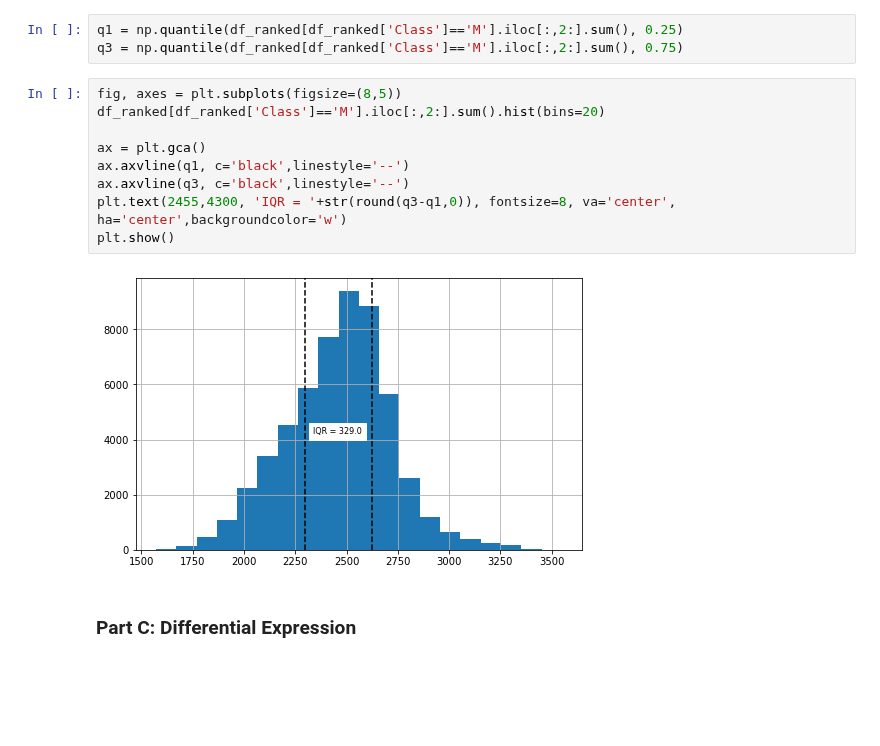
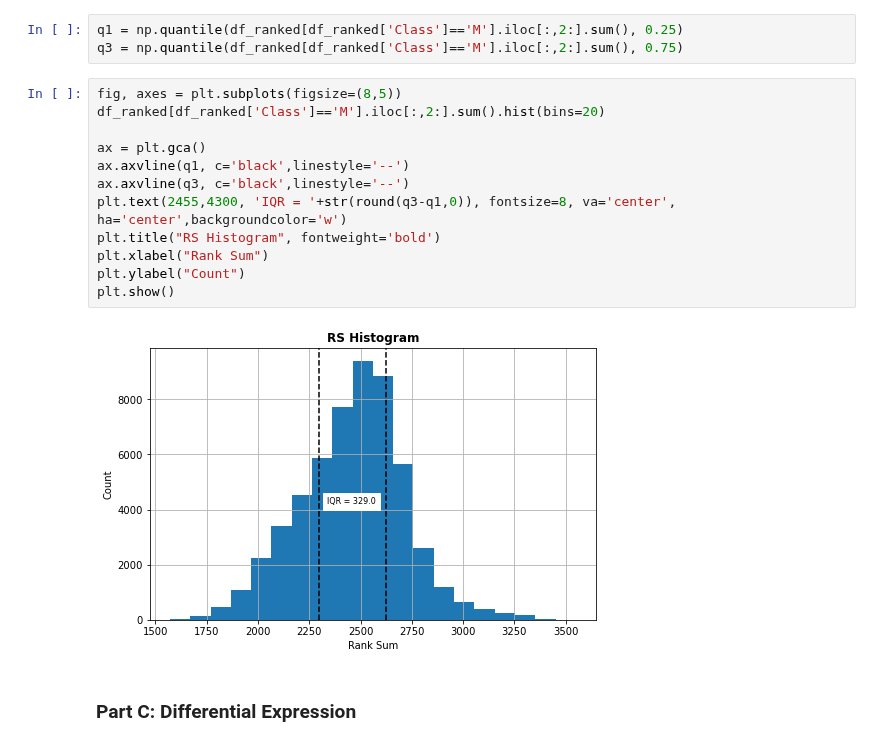
Before and after one commit to Oren-Ben/IDC, a Jupyter notebook: statistics/fourth_ex/204079453_205714447.ipynb, the cells around one changed output. Saved outputs shown, nothing was run; the diff lists cells and outputs as text; blank space fills up the shorter version.

```diff
--- a/statistics/fourth_ex/204079453_205714447.ipynb
+++ b/statistics/fourth_ex/204079453_205714447.ipynb
@@ -167,14 +164,17 @@ q3 = np.quantile(df_ranked[df_ranked['Class']=='M'].iloc[:,2:].sum(), 0.75)
 # %%
 fig, axes = plt.subplots(figsize=(8,5))
 df_ranked[df_ranked['Class']=='M'].iloc[:,2:].sum().hist(bins=20)
 
 ax = plt.gca()
 ax.axvline(q1, c='black',linestyle='--')
 ax.axvline(q3, c='black',linestyle='--')
 plt.text(2455,4300, 'IQR = '+str(round(q3-q1,0)), fontsize=8, va='center', ha='center',backgroundcolor='w')
+plt.title("RS Histogram", fontweight='bold')
+plt.xlabel("Rank Sum")
+plt.ylabel("Count")
 plt.show()
 # %% [output]
-[figure, old version]
+[figure, new version]
 # %% [markdown]
 ### Part C: Differential Expression
 # %% [markdown]
```
Also changed, not shown: parts of 17 cells of this notebook.
